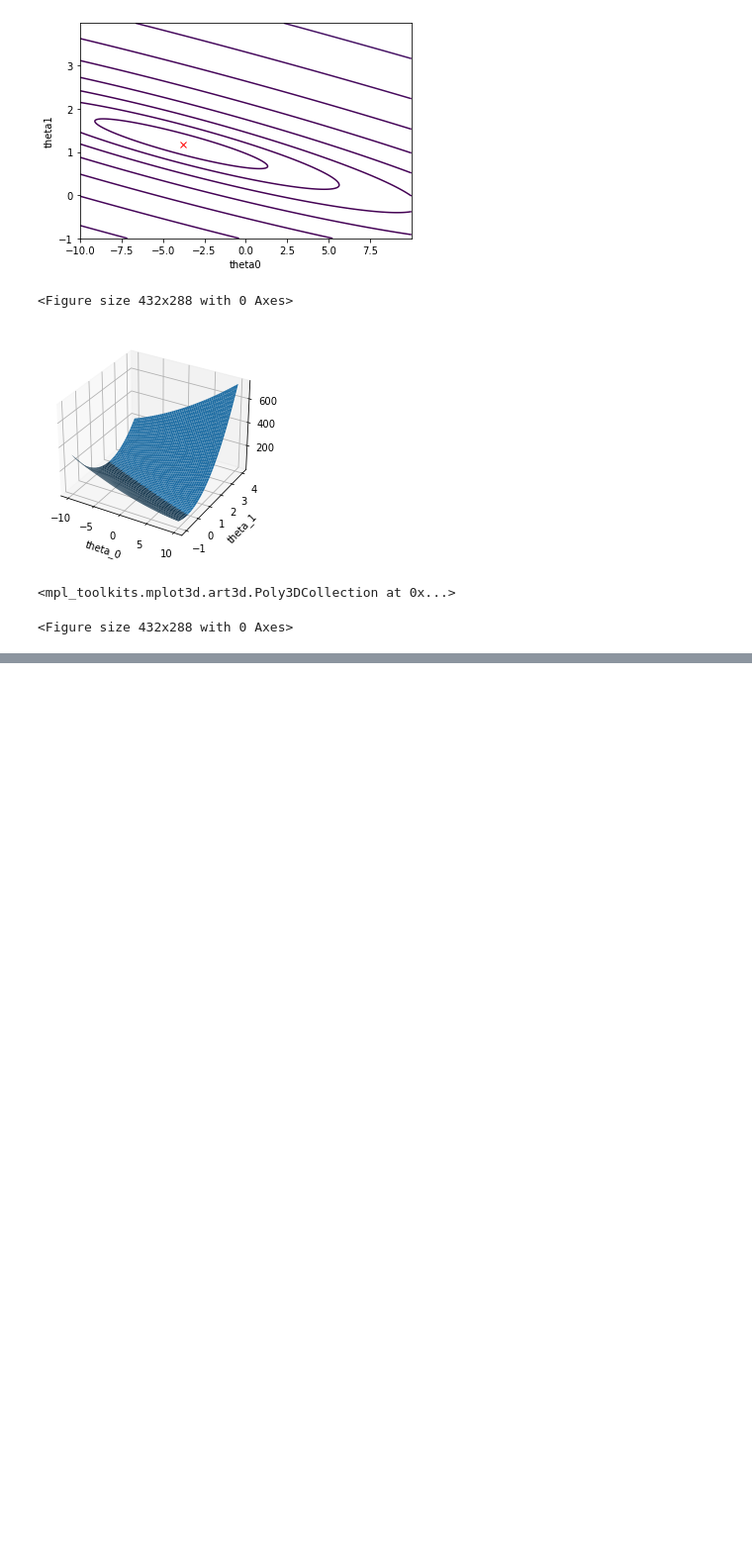
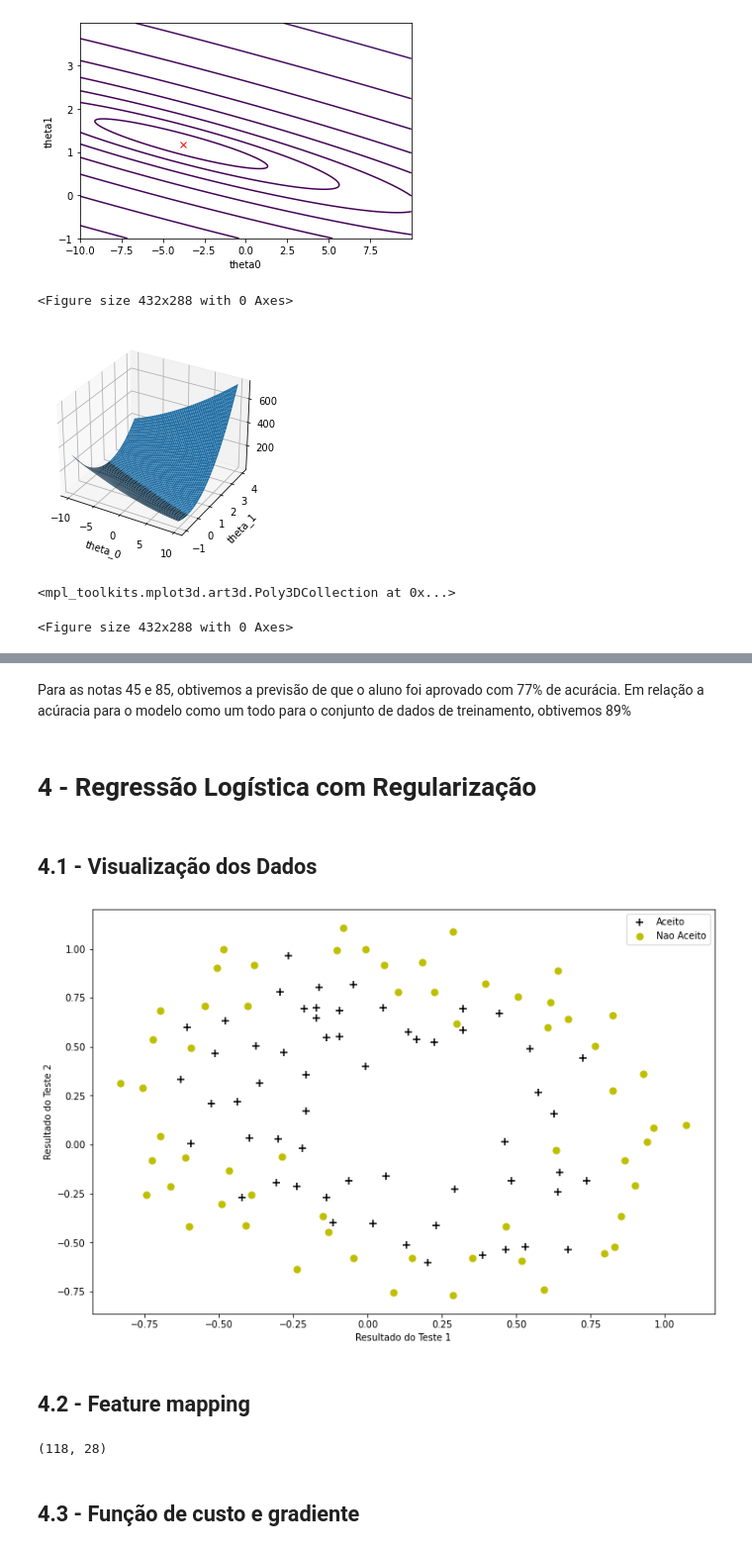
Before and after one commit to caioseda/ml-class, a Jupyter notebook: ml-t1/Trabalho1.ipynb, the cells around one changed output, grey strips where cells are left out. Shown at 99% size. Cells and saved outputs as stored; diff of their text form; code cells hidden in the pictures; blank space fills up the shorter version.

```diff
--- a/ml-t1/Trabalho1.ipynb
+++ b/ml-t1/Trabalho1.ipynb
@@ -98,0 +226,6 @@ plot(J)
+# %% [markdown]
+Para as notas 45 e 85, obtivemos a previsão de que o aluno foi aprovado com 77% de acurácia. Em relação a acúracia para o modelo como um todo para o conjunto de dados de treinamento, obtivemos 89%
+# %% [markdown]
+# 4 - Regressão Logística com Regularização
+# %% [markdown]
+## 4.1 - Visualização dos Dados
@@ -98,0 +234,8 @@ plot(J)
+# %%
+data, X, y = importarDados(insertOnes=False)
+# %%
+plot(data)
+# %% [output]
+[figure, added]
+# %% [markdown]
+## 4.2 - Feature mapping
@@ -98,0 +246,6 @@ plot(J)
+# %%
+X.shape
+# %% [output]
+(118, 28)
+# %% [markdown]
+## 4.3 - Função de custo e gradiente
```
Also changed, not shown: parts of 58 cells of this notebook, 19 other files.
